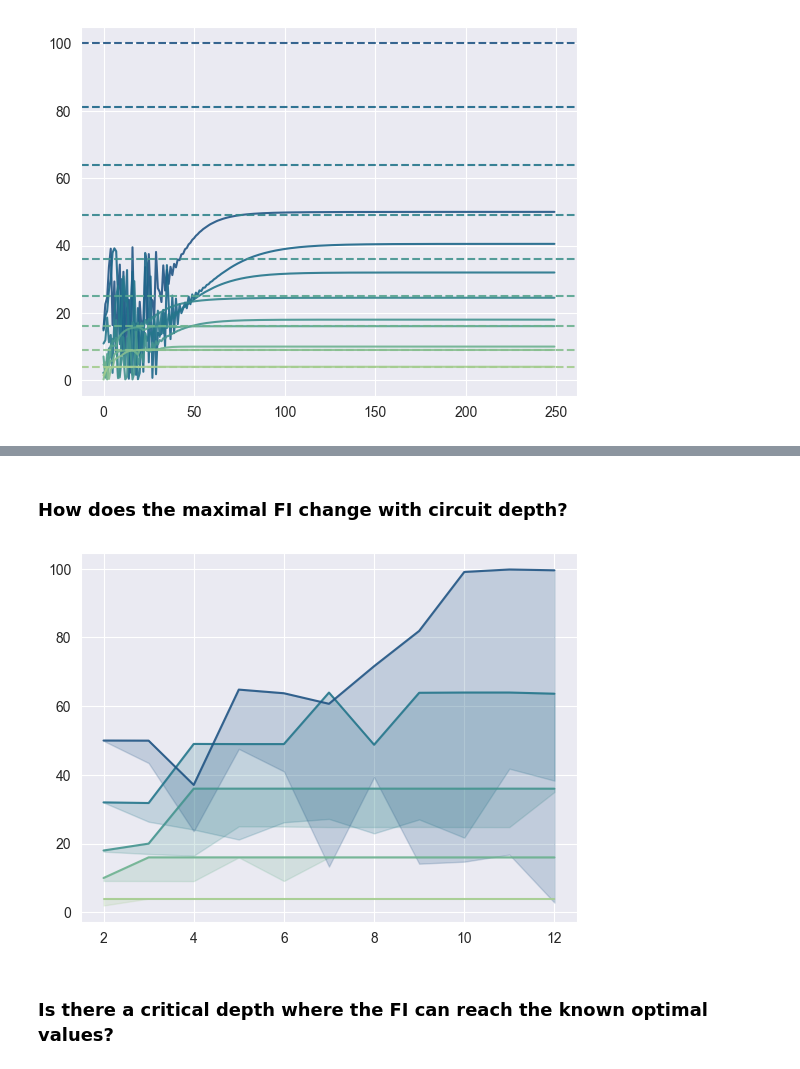
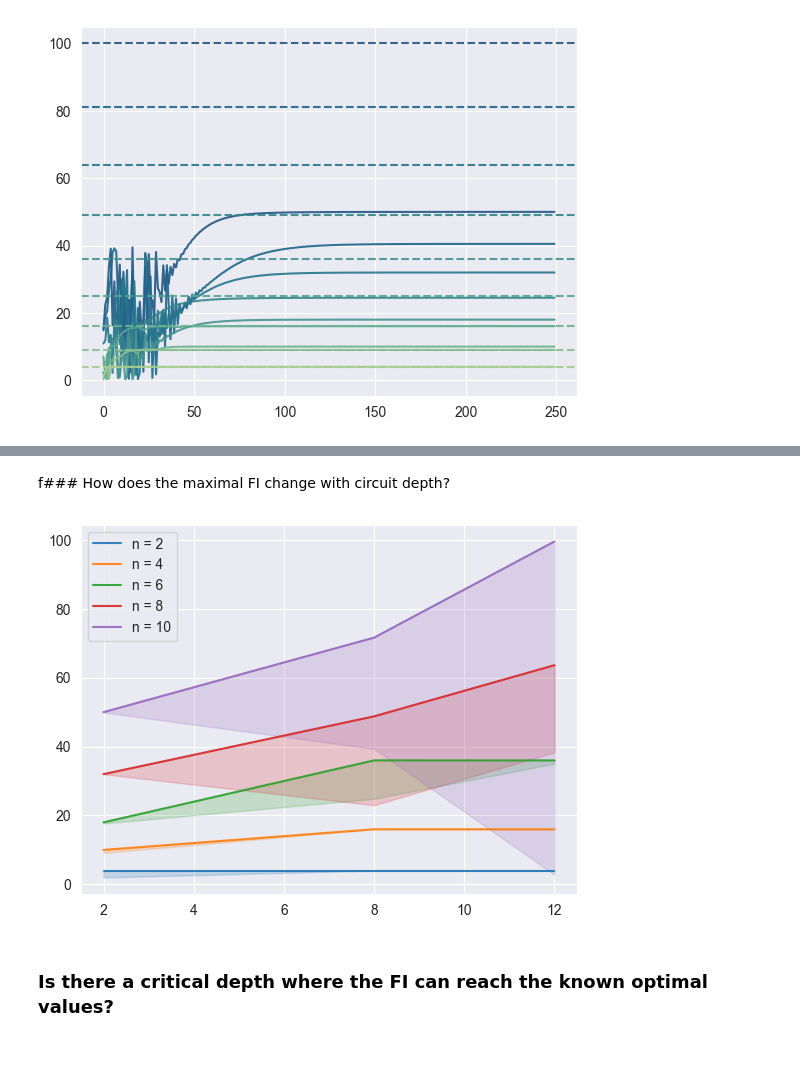
Before and after one commit to benjimaclellan/queso, a Jupyter notebook: experiments/analyze_pure_qfi.ipynb, the cells around one changed output, grey strips where cells are left out. Cells and saved outputs as stored; diff of their text form; code cells hidden in the pictures.

```diff
--- a/experiments/analyze_pure_qfi.ipynb
+++ b/experiments/analyze_pure_qfi.ipynb
@@ -92,3 +92,26 @@ for n in reversed(ns[:-2]):
 plt.show()
 # %% [output]
 [figure]
+# %%
+fig, axs = plt.subplots(nrows=1, ncols=3, figsize=[8.5, 4], sharey=True)
+colors = sns.color_palette("crest", as_cmap=True)
+norm = lambda x: (x - np.min(ns))/(np.max(ns) - np.min(ns))
+
+ks = (2, 8, 12)
+for ax, k in zip(axs, ks):
+    for n in ns:
+        ax.axhline(n**2, color=colors(norm(n)), ls='--', alpha=0.5)
+
+        df = data[n][k]
+        print(df)
+        if df is None:
+            continue
+
+        row = df.loc[df["cfi"].idxmax()]
+        ax.plot(row.loss, color=colors(norm(n)), alpha=0.9)
+
+        ax.set(xlabel="Optimization step", title=f"depth = {k}")
+        if ax == axs[0]:
+            ax.set(ylabel="Quantum Fischer Information")
+
+plt.show()
@@ -95,25 +137,28 @@ plt.show()
 # %% [markdown]
-### How does the maximal FI change with circuit depth?
+f### How does the maximal FI change with circuit depth?
 # %%
 fig, ax = plt.subplots(nrows=1, ncols=1)
-colors = sns.color_palette("crest", as_cmap=True)
-norm = lambda x: (x - np.min(ns))/(np.max(ns) - np.min(ns))
+# colors = sns.color_palette("crest", as_cmap=True)
+# norm = lambda x: (x - np.min(ns))/(np.max(ns) - np.min(ns))
+colors = sns.color_palette()
 
-for n in ns[0:-1:2]:
+for i, n in enumerate(ns[0:-1:2]):
     x, qfi, qfi_min = [], [], []
     for k in ks:
         df = data[n][k]
         if df is None:
             continue
         x.append(k)
         qfi.append(df["cfi"].max())
         qfi_min.append(df["cfi"].min())
 
-    ax.plot(x, qfi, color=colors(norm(n)), alpha=0.9)
-    ax.fill_between(x, qfi, qfi_min, color=colors(norm(n)), alpha=0.2)
+    ax.plot(x, qfi, color=colors[i], alpha=0.9, label=f"n = {n}")
+    ax.fill_between(x, qfi, qfi_min, color=colors[i], alpha=0.2)  #colors(norm(n))
+
+ax.legend()
 plt.show()
 # %% [output]
-[figure, old version]
+[figure, new version]
 # %% [markdown]
 ### Is there a critical depth where the FI can reach the known optimal values?
 # %%
```
Also changed, not shown: parts of 3 cells of this notebook, 7 other files.
